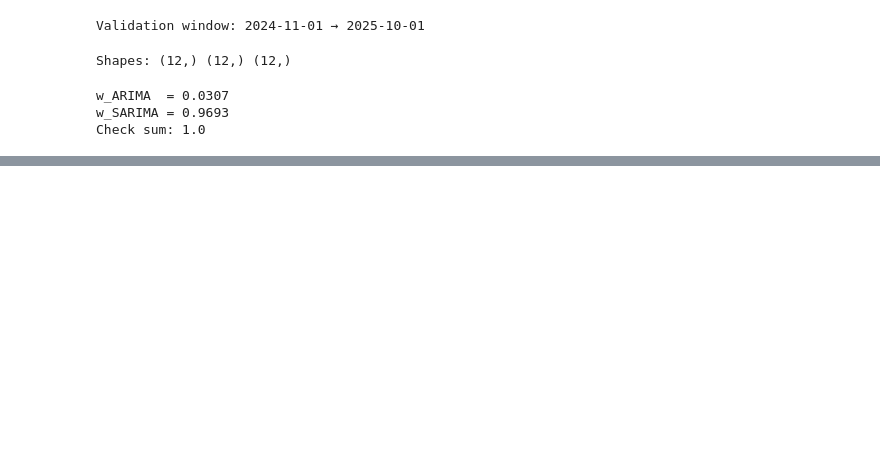
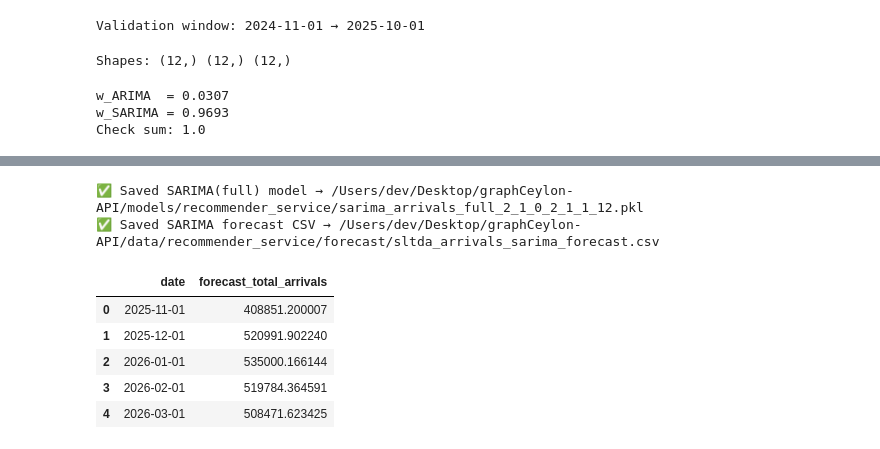
Before and after one commit to graphceylon/graphCeylon-API, a Jupyter notebook: models/recommender_service/arima_sarima.ipynb, the cells around one changed output, grey strips where cells are left out. Cells and saved outputs as stored; diff of their text form; code cells hidden in the pictures; blank space fills up the shorter version.

```diff
--- a/models/recommender_service/arima_sarima.ipynb
+++ b/models/recommender_service/arima_sarima.ipynb
@@ -211,0 +285,75 @@ Saved hybrid forecast → data_clean/forecast/sltda_arrivals_hybrid_arima_sarima
+# %%
+# %%
+import pickle
+import pandas as pd
+from pathlib import Path
+from pandas.tseries.offsets import MonthBegin
+from statsmodels.tsa.statespace.sarimax import SARIMAX
+
+# -----------------------------
+# CONFIG (use your repo root)
+# -----------------------------
+PROJECT_ROOT = Path("/Users/dev/Desktop/graphCeylon-API")
+
+MODELS_DIR   = PROJECT_ROOT / "models" / "recommender_service"
+FORECAST_DIR = PROJECT_ROOT / "data" / "recommender_service" / "forecast"
+
+MODELS_DIR.mkdir(parents=True, exist_ok=True)
+FORECAST_DIR.mkdir(parents=True, exist_ok=True)
+
+# Your best params
+best_sarima_order = (2, 1, 0)
+best_sarima_seasonal = (2, 1, 1, 12)
+
+# -----------------------------
+# Fit SARIMA on FULL series
+# -----------------------------
+series_full = df_arrivals["total_arrivals"].astype(float)
+series_full = series_full.asfreq("MS")  # ensure monthly
+series_full = series_full.interpolate("linear")  # just in case
+
+sarima_full = SARIMAX(
+    series_full,
+    order=best_sarima_order,
+    seasonal_order=best_sarima_seasonal,
+    enforce_stationarity=False,
+    enforce_invertibility=False,
+).fit(disp=False)
+
+# -----------------------------
+# Save model (pickle)
+# -----------------------------
+model_path = MODELS_DIR / "sarima_arrivals_full_2_1_0_2_1_1_12.pkl"
+with open(model_path, "wb") as f:
+    pickle.dump(sarima_full, f)
+
+print("✅ Saved SARIMA(full) model →", model_path)
+
+# -----------------------------
+# Also save a forecast CSV artifact for the API
+# -----------------------------
+steps = 36  # forecast horizon months (change if you want)
+fc_vals = sarima_full.forecast(steps=steps)
+
+last_date = series_full.index.max()
+future_index = pd.date_range(start=last_date + MonthBegin(1), periods=steps, freq="MS")
+
+forecast_df = pd.DataFrame({
+    "date": future_index,
+    "forecast_total_arrivals": fc_vals.values
+})
+
+forecast_csv_path = FORECAST_DIR / "sltda_arrivals_sarima_forecast.csv"
+forecast_df.to_csv(forecast_csv_path, index=False)
+
+print("✅ Saved SARIMA forecast CSV →", forecast_csv_path)
+forecast_df.head()
+# %% [output]
+✅ Saved SARIMA(full) model → /Users/dev/Desktop/graphCeylon-API/models/recommender_service/sarima_arrivals_full_2_1_0_2_1_1_12.pkl
+✅ Saved SARIMA forecast CSV → /Users/dev/Desktop/graphCeylon-API/data/recommender_service/forecast/sltda_arrivals_sarima_forecast.csv
+|  | date | forecast_total_arrivals |
+| 0 | 2025-11-01 | 408851.200007 |
+| 1 | 2025-12-01 | 520991.902240 |
+| 2 | 2026-01-01 | 535000.166144 |
+| 3 | 2026-02-01 | 519784.364591 |
+| 4 | 2026-03-01 | 508471.623425 |
```
Also changed, not shown: parts of 11 cells of this notebook, 8 other files.
